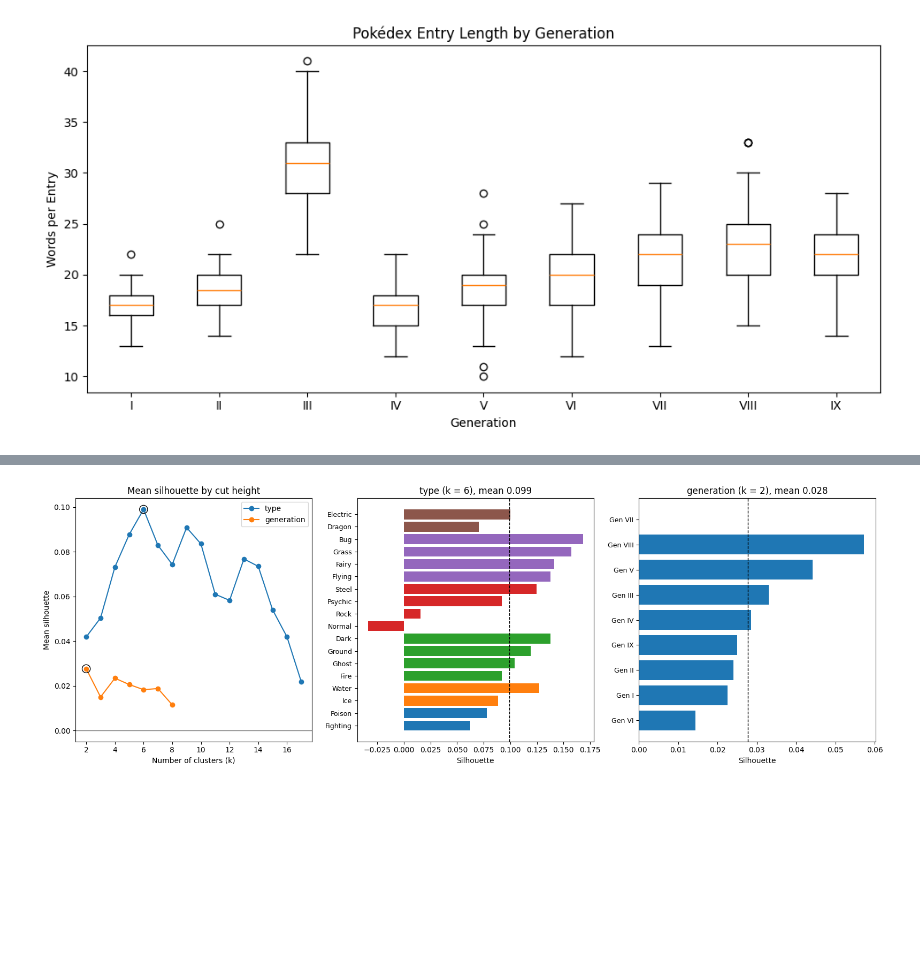
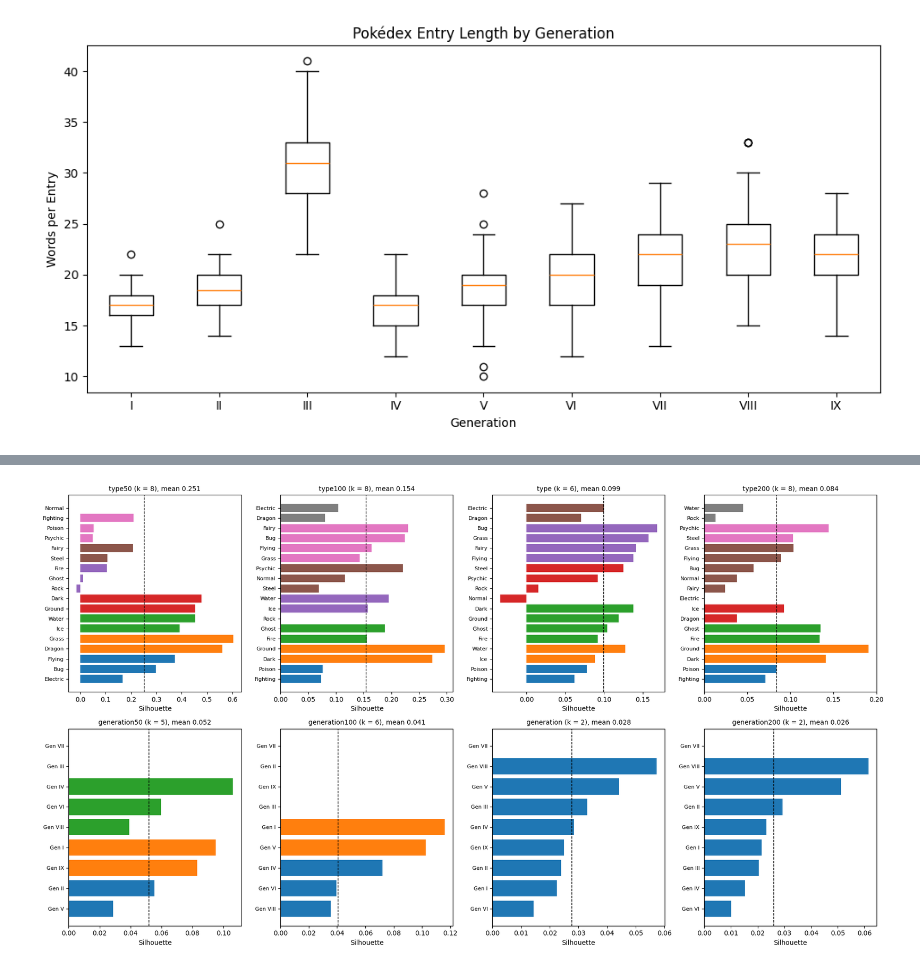
Before and after one commit to Thieron/DS-4002-group-01, a Jupyter notebook: project1/SCRIPTS/Analysis.ipynb, the cells around one changed output, grey strips where cells are left out. Saved outputs shown, nothing was run; the diff lists cells and outputs as text; code cells hidden in the pictures; blank space fills up the shorter version.

```diff
--- a/project1/SCRIPTS/Analysis.ipynb
+++ b/project1/SCRIPTS/Analysis.ipynb
@@ -163,6 +211,13 @@ def load_matrix(path, label_col):
 # %%
+#This is where we get the paths from our cleaned data files
 MATRICES = {
     "type":       ("../DATA/pokemon_type-word_matrix.csv", "pokemon_type"),
     "generation": ("../DATA/pokemon_gen-word_matrix.csv",  "pokemon_gen"),
+    "type50":       ("../DATA/pokemon_type-word_matrix50.csv", "pokemon_type"),
+    "generation50": ("../DATA/pokemon_gen-word_matrix50.csv",  "pokemon_gen"),
+    "type100":       ("../DATA/pokemon_type-word_matrix100.csv", "pokemon_type"),
+    "generation100": ("../DATA/pokemon_gen-word_matrix100.csv",  "pokemon_gen"),
+    "type200":       ("../DATA/pokemon_type-word_matrix200.csv", "pokemon_type"),
+    "generation200": ("../DATA/pokemon_gen-word_matrix200.csv",  "pokemon_gen"),
 }
 # %%
@@ -286,39 +383,41 @@ plt.show()
 # %%
-# Mean silhouette at every cut
+"""
+Per-member silhouette for every matrix, at its own chosen k.
+
+The printed table is the mean silhouette at every possible cut; the bars below show
+how each individual type or generation scores inside the cluster it landed in.
+Near zero means borderline, negative means it sits closer to a different cluster.
+"""
+
+# Mean silhouette at every cut, one column per matrix (NaN where a matrix has too few rows for that k)
 sil_table = pd.DataFrame({label: res["sil"] for label, res in hca.items()})
 sil_table.index.name = "k"
 print(sil_table.round(3))
 
-fig, axes = plt.subplots(1, 3, figsize=(16, 5.5))
+fig, axes = plt.subplots(2, 4, figsize=(18, 10))   # one row per grouping, one column per vocabulary size
 
-# how the mean silhouette moves with k
-for label, res in hca.items():
-    axes[0].plot(list(res["sil"]), list(res["sil"].values()), marker="o", label=label)
-    axes[0].scatter([res["k"]], [res["sil"][res["k"]]], s=120,
-                    facecolors="none", edgecolors="k", zorder=3)   # chosen k
-axes[0].axhline(0, c="grey", lw=1)
-axes[0].set_xlabel("Number of clusters (k)")
-axes[0].set_ylabel("Mean silhouette")
-axes[0].set_title("Mean silhouette by cut height")
-axes[0].legend()
+for row, group in enumerate(GROUPS):
+    for col, label in enumerate(group_labels(group)):
+        ax, res = axes[row, col], hca[label]
+        clusters, (d, Dsq) = res["clusters"], dists[label]
 
-#per-member silhouette at the chosen k
-for ax, (label, res) in zip(axes[1:], hca.items()):
-    clusters, (d, Dsq) = res["clusters"], dists[label]
-    s = pd.Series(silhouette_samples(Dsq, clusters.values, metric="precomputed"),
-                  index=clusters.index, name="silhouette")
-    order = pd.concat([clusters, s], axis=1).sort_values(["cluster", "silhouette"])
+        # Silhouette per row, computed straight from the distance matrix we already built
+        s = pd.Series(silhouette_samples(Dsq, clusters.values, metric="precomputed"),
+                      index=clusters.index, name="silhouette")
+        # Group the bars by cluster, then sort within each so the weakest member sits at the bottom
+        order = pd.concat([clusters, s], axis=1).sort_values(["cluster", "silhouette"])
 
-    ax.barh(range(len(order)), order["silhouette"],
-            color=plt.cm.tab10((order["cluster"].values - 1) % 10))
-    ax.set_yticks(range(len(order)))
-    ax.set_yticklabels(pretty(label, order.index), fontsize=9)
-    ax.axvline(s.mean(), ls="--", c="k", lw=1)
-    ax.set_xlabel("Silhouette")
-    ax.set_title(f"{label} (k = {res['k']}), mean {s.mean():.3f}")
+        ax.barh(range(len(order)), order["silhouette"],
+                color=plt.cm.tab10((order["cluster"].values - 1) % 10))   # cluster numbers start at 1
+        ax.set_yticks(range(len(order)))
+        ax.set_yticklabels(pretty(label, order.index), fontsize=8)
+        ax.axvline(s.mean(), ls="--", c="k", lw=1)   # the mean, for comparison against each bar
+        ax.set_xlabel("Silhouette")
+        ax.set_title(f"{label} (k = {res['k']}), mean {s.mean():.3f}", fontsize=10)
 
-    print(f"\n[{label}] per-member silhouette\n{order.round(3)}")
+        print(f"\n[{label}] per-member silhouette\n{order.round(3)}")
 
 plt.tight_layout()
+plt.savefig("../OUTPUT/silhouette_analysis.png", dpi=300, bbox_inches="tight")
 plt.show()
 # %% [output]
@@ -341,2 +440,2 @@ generation-viii        1       0.057
 generation-vii         2       0.000
-[figure, old version]
+[figure, new version]
```
Also changed, not shown: parts of 14 cells of this notebook, 4 other files.
